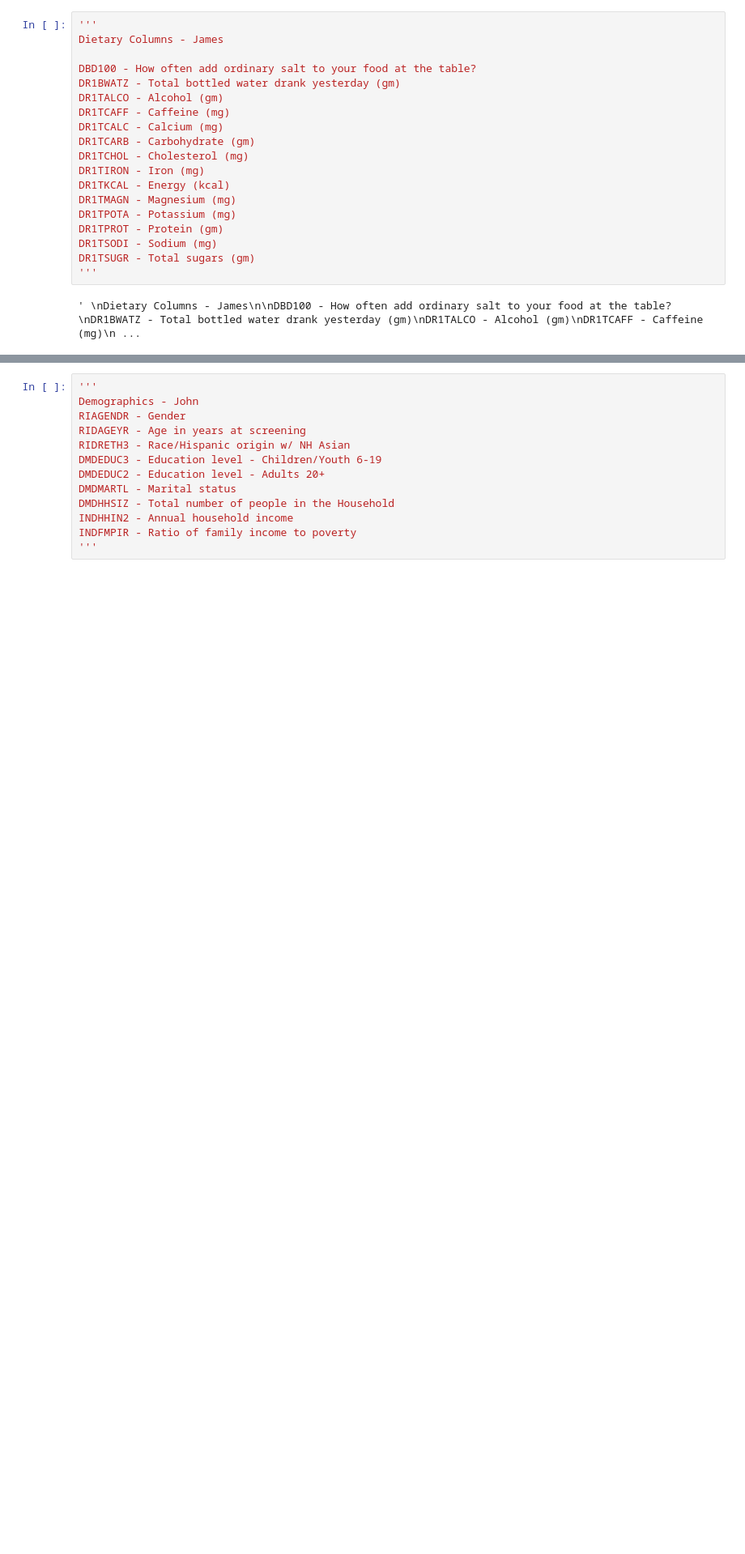
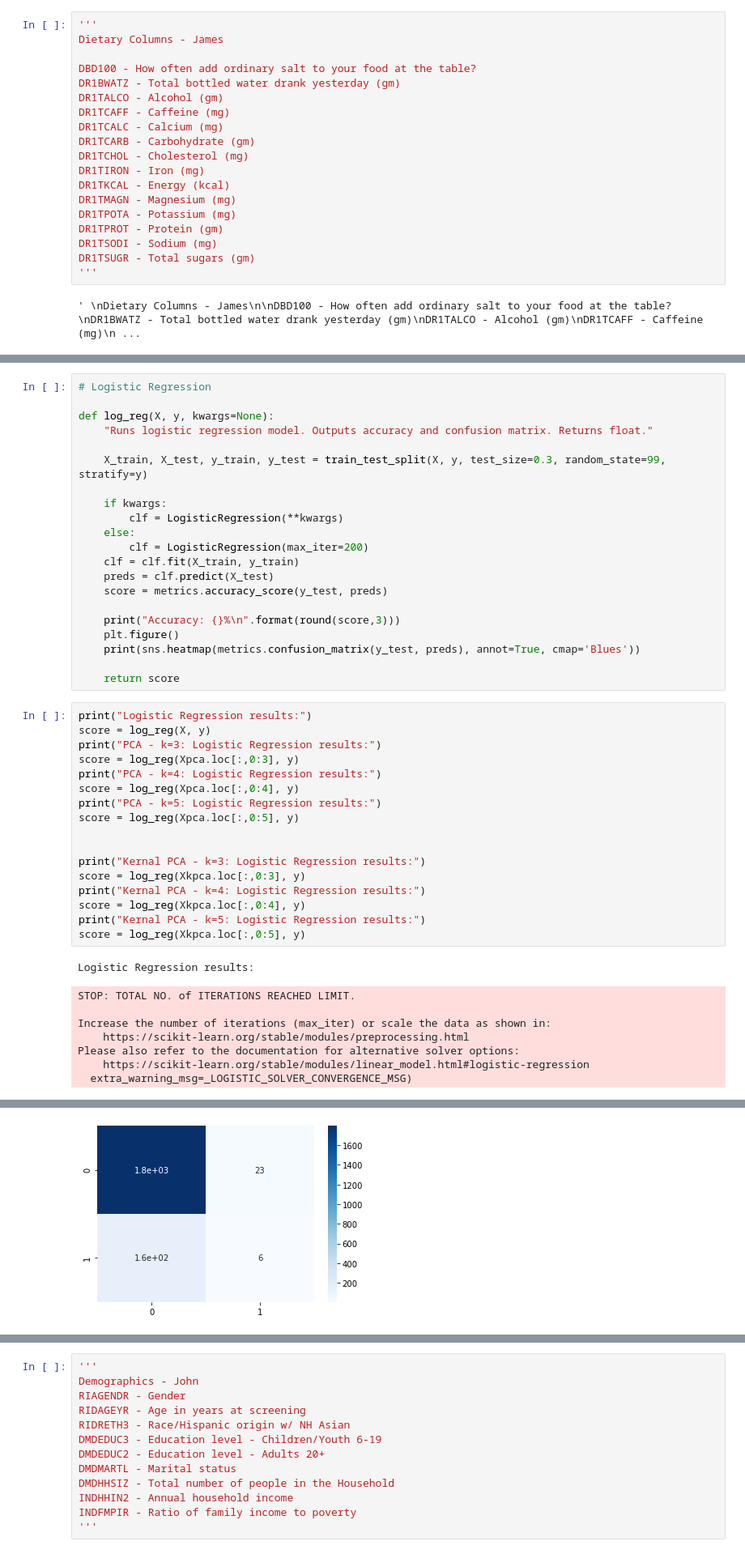
Before and after one commit to carriestienen/DSC540_finalproject, a Jupyter notebook: AdvancedMachineLearning_FinalProject.ipynb, the cells around one changed output, grey strips where cells are left out. Shown at 81% size. Saved outputs shown, nothing was run; the diff lists cells and outputs as text; blank space fills up the shorter version.

```diff
--- a/AdvancedMachineLearning_FinalProject.ipynb
+++ b/AdvancedMachineLearning_FinalProject.ipynb
@@ -516,0 +606,47 @@ Text(0.5, 1.0, 'Scree Plot of All Possible Features')
+# %%
+# Logistic Regression
+
+def log_reg(X, y, kwargs=None):
+    "Runs logistic regression model. Outputs accuracy and confusion matrix. Returns float."
+
+    X_train, X_test, y_train, y_test = train_test_split(X, y, test_size=0.3, random_state=99, stratify=y)
+
+    if kwargs:
+        clf = LogisticRegression(**kwargs)
+    else:
+        clf = LogisticRegression(max_iter=200)
+    clf = clf.fit(X_train, y_train)
+    preds = clf.predict(X_test)
+    score = metrics.accuracy_score(y_test, preds)
+
+    print("Accuracy: {}%\n".format(round(score,3)))
+    plt.figure()
+    print(sns.heatmap(metrics.confusion_matrix(y_test, preds), annot=True, cmap='Blues'))
+
+    return score
+# %%
+print("Logistic Regression results:")
+score = log_reg(X, y)
+print("PCA - k=3: Logistic Regression results:")
+score = log_reg(Xpca.loc[:,0:3], y)
+print("PCA - k=4: Logistic Regression results:")
+score = log_reg(Xpca.loc[:,0:4], y)
+print("PCA - k=5: Logistic Regression results:")
+score = log_reg(Xpca.loc[:,0:5], y)
+
+
+print("Kernal PCA - k=3: Logistic Regression results:")
+score = log_reg(Xkpca.loc[:,0:3], y)
+print("Kernal PCA - k=4: Logistic Regression results:")
+score = log_reg(Xkpca.loc[:,0:4], y)
+print("Kernal PCA - k=5: Logistic Regression results:")
+score = log_reg(Xkpca.loc[:,0:5], y)
+# %% [output]
+Logistic Regression results:
+STOP: TOTAL NO. of ITERATIONS REACHED LIMIT.
+
+Increase the number of iterations (max_iter) or scale the data as shown in:
+    https://scikit-learn.org/stable/modules/preprocessing.html
+Please also refer to the documentation for alternative solver options:
+    https://scikit-learn.org/stable/modules/linear_model.html#logistic-regression
+  extra_warning_msg=_LOGISTIC_SOLVER_CONVERGENCE_MSG)
@@ -516,0 +670 @@ Text(0.5, 1.0, 'Scree Plot of All Possible Features')
+[figure, added]
```
Also changed, not shown: parts of 50 cells of this notebook.
